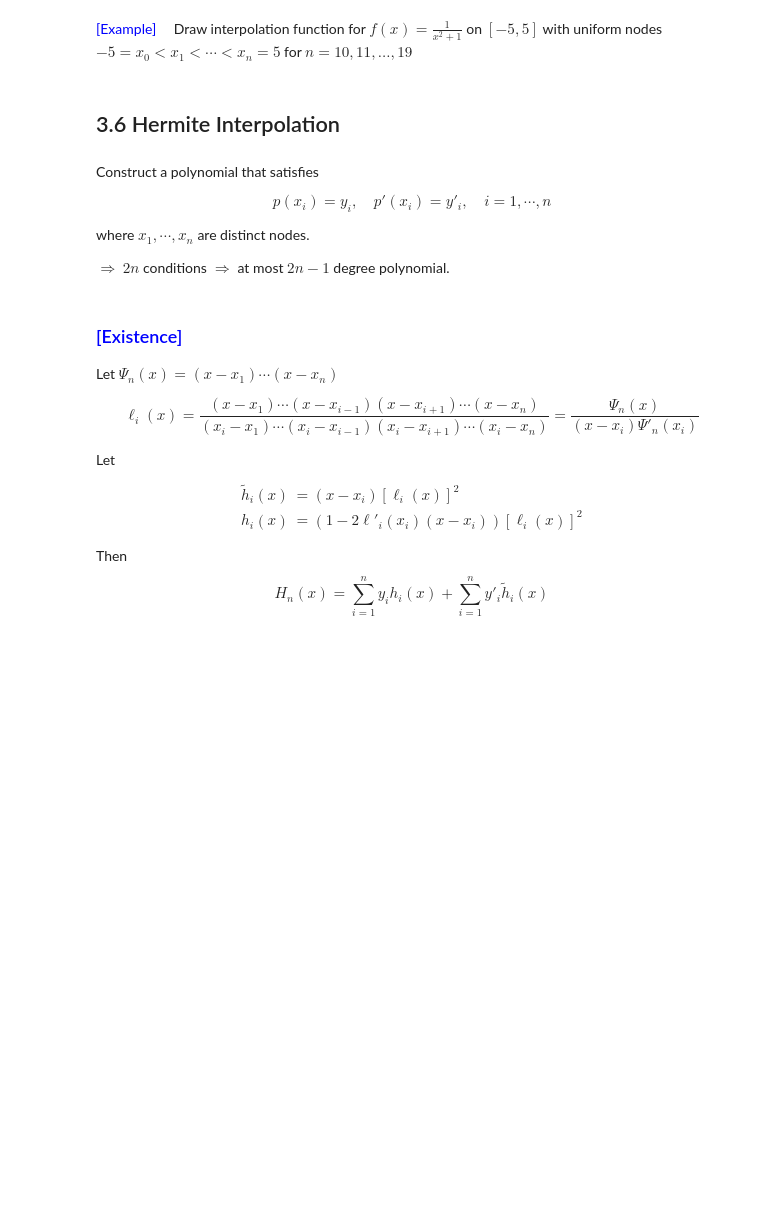
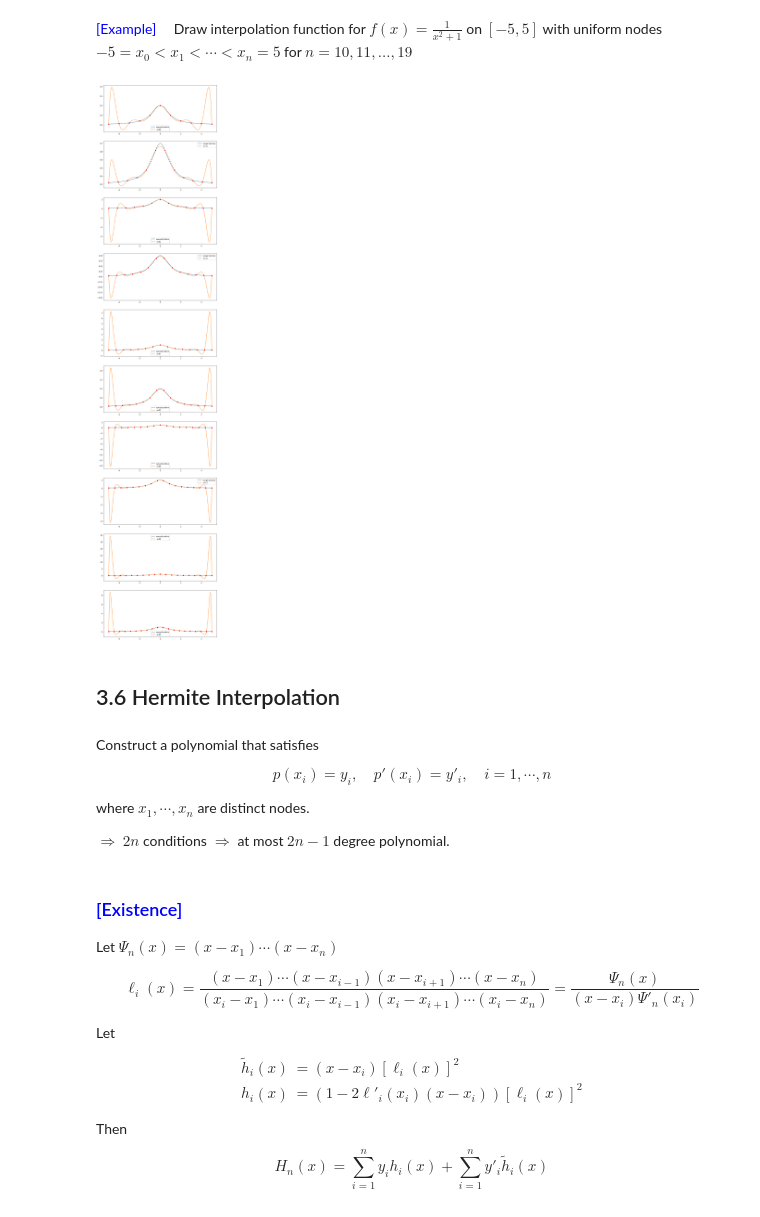
Before and after one commit to dw-shin/NA_notes, a Jupyter notebook: chapter3/NA_ch3.ipynb, the cells around one changed output. Cells and saved outputs as stored; diff of their text form; code cells hidden in the pictures; blank space fills up the shorter version.

```diff
--- a/chapter3/NA_ch3.ipynb
+++ b/chapter3/NA_ch3.ipynb
@@ -195,2 +243,19 @@ import matplotlib.pylab as plt
 # %% [markdown]
 Compare the interpolation function using Newton divided difference with Lagrange polynomial interpolation
+# %%
+import matplotlib.pylab as plt
+%matplotlib inline
+
+plt.figure(figsize=(12,36))
+num_nodes = 100
+t = np.linspace(0,2*np.pi,num=num_nodes)
+for n in range(1,7):
+    x = np.linspace(0,2*np.pi,num=n+1)
+    fx = np.sin(x)
+    Lval = np.zeros(num_nodes)
+    val = np.zeros(num_nodes)
+    d = divdiff(np.sin(x),x,n)
+    for j in range(0,num_nodes):
+        Lval[j] = Lagrange_polynomial(t[j],x,fx)
+        val[j] = interp(d,x,n,t[j])
+    print('n={}: max |Lval - val| = {}'.format(n,np.max(np.abs(Lval-val))))
@@ -249,3 +319,25 @@ import matplotlib.pylab as plt
+# %%
+import matplotlib.pylab as plt
+%matplotlib inline
+
+plt.figure(figsize=(12,60))
+num_nodes = 500
+t = np.linspace(-5,5,num=num_nodes)
+for n in range(10,20):
+    x = np.linspace(-5,5,num=n+1)
+    fx = 1/(x**2+1)
+    val = np.zeros(num_nodes)
+    d = divdiff(1/(x**2+1),x,n)
+    for j in range(0,num_nodes):
+        val[j] = interp(d,x,n,t[j])
+    plt.subplot(10,1,n-9)
+    plt.plot(t,1/(t**2+1),label='runge function')
+    plt.plot(t,val,label='n={}'.format(n))
+    plt.plot(x,fx,'ro')
+    plt.legend()
+plt.show()
+# %% [output]
+[figure, added]
 # %% [markdown]
 ## 3.6 Hermite Interpolation
 # %% [markdown]
```
Also changed, not shown: parts of 13 cells of this notebook.
